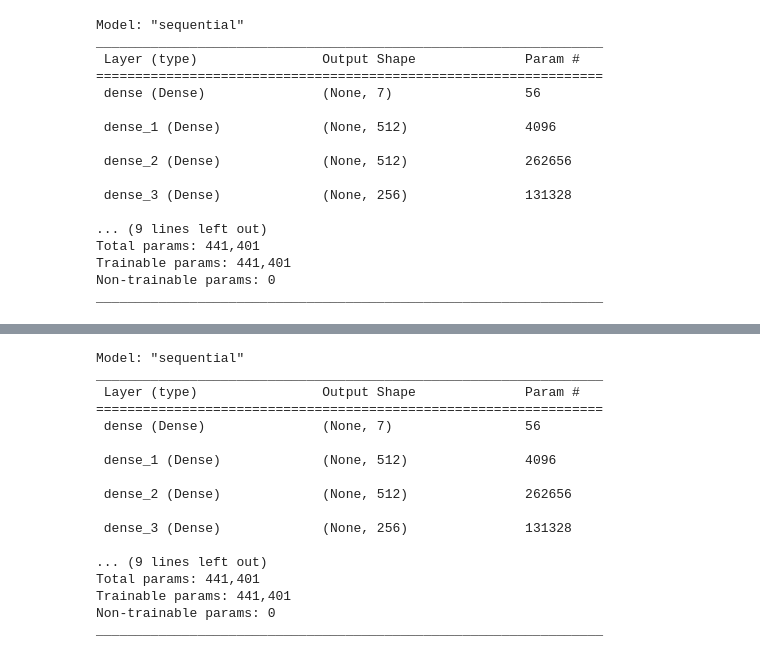
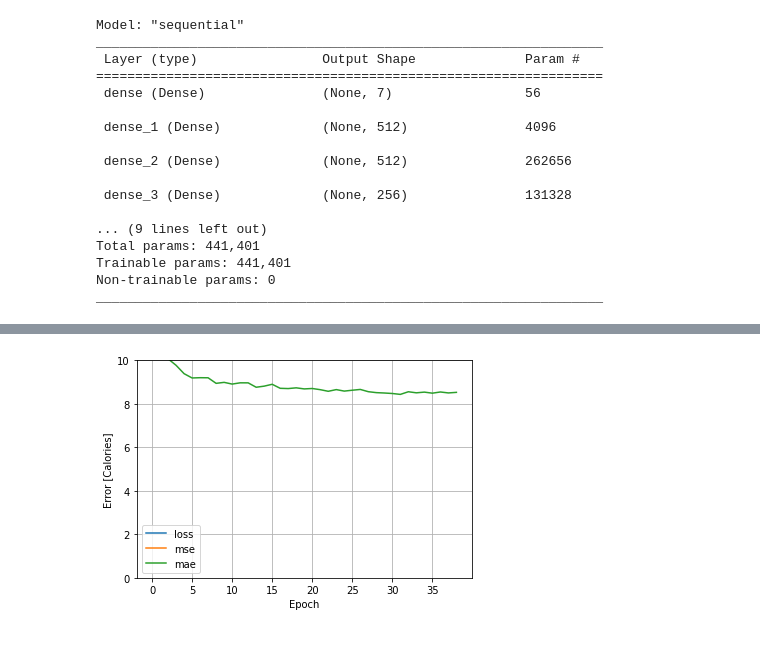
Before and after one commit to C22-PS350/ml-rawati, a Jupyter notebook: C22_PS350.ipynb, the cells around one changed output, grey strips where cells are left out. Saved outputs shown, nothing was run; the diff lists cells and outputs as text; code cells hidden in the pictures.

```diff
--- a/C22_PS350.ipynb
+++ b/C22_PS350.ipynb
@@ -192,0 +200,16 @@ dict_keys(['loss', 'mse', 'mae'])
+# %%
+model_5 = keras.Sequential([
+    keras.layers.Dense(X_5.shape[1], activation='relu', input_dim = X_5.shape[1]), # input
+    keras.layers.Dense(512, kernel_initializer='normal', activation='relu'), # beginning of hidden layer
+    keras.layers.Dense(512, kernel_initializer='normal', activation='relu'),
+    keras.layers.Dense(256, kernel_initializer='normal', activation='relu'),
+    keras.layers.Dense(128, kernel_initializer='normal', activation='relu'),
+    keras.layers.Dense(64, kernel_initializer='normal', activation='relu'),
+    keras.layers.Dense(32, kernel_initializer='normal', activation='relu'), # end of hidden layer
+    keras.layers.Dense(1, kernel_initializer='normal', activation='relu') # output
+])
+# %%
+model_5.compile(loss='mse',
+              optimizer='adam',
+              metrics=['mse','mae'])
+model_5.summary()
@@ -192,0 +234,2 @@ dict_keys(['loss', 'mse', 'mae'])
+# %%
+history_5 = model_5.fit(X_train_5, y_train_5.to_numpy(), batch_size = 16, epochs = 50, callbacks=[callback], verbose = 1)
@@ -207 +281,5 @@ plot_loss(history)
+# %%
+plot_loss(history_5)
+# %% [output]
+[figure, added]
 # %%
@@ -209,21 +286,0 @@ model.save('model1.h5')
-# %%
-test = tf.keras.models.load_model('model1.h5')
-test.summary()
-# %% [output]
-Model: "sequential"
-_________________________________________________________________
- Layer (type)                Output Shape              Param #
-=================================================================
- dense (Dense)               (None, 7)                 56
-
- dense_1 (Dense)             (None, 512)               4096
-
- dense_2 (Dense)             (None, 512)               262656
-
- dense_3 (Dense)             (None, 256)               131328
-
-... (9 lines left out)
-Total params: 441,401
-Trainable params: 441,401
-Non-trainable params: 0
-_________________________________________________________________
```
Also changed, not shown: parts of 19 cells of this notebook.
